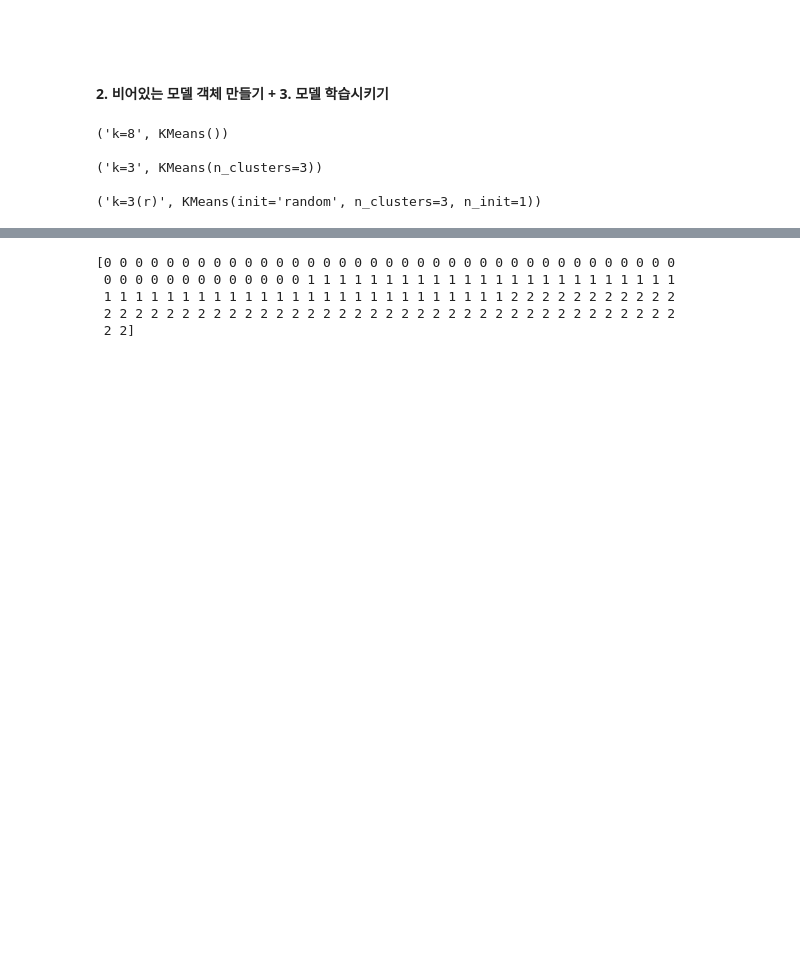
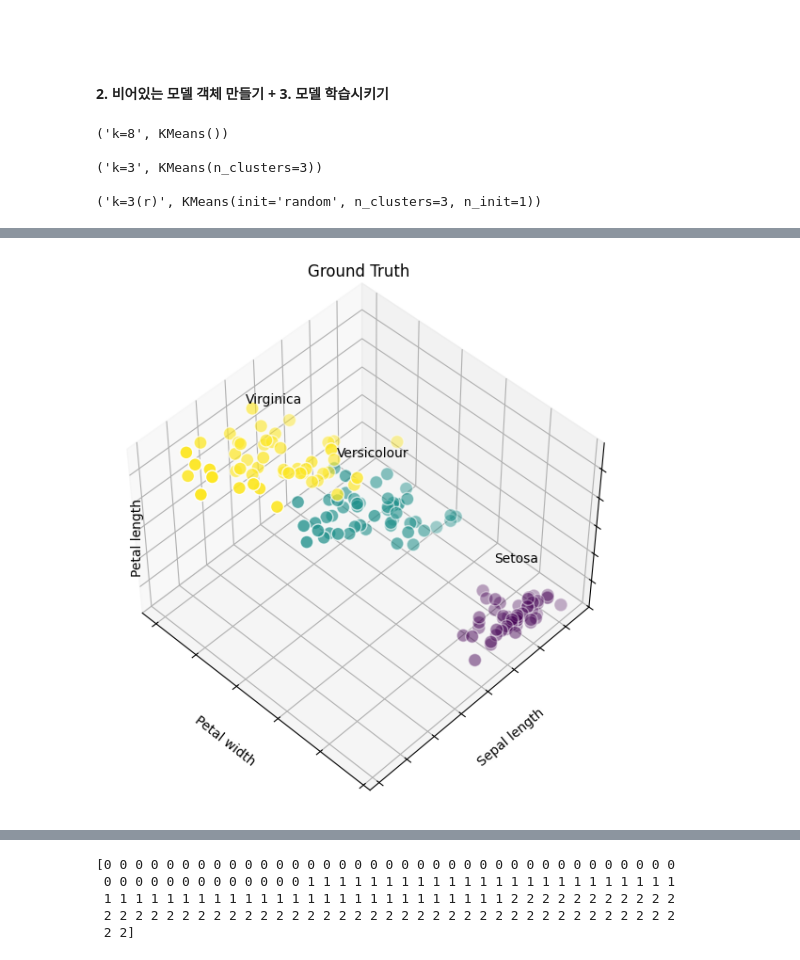
Before and after one commit to dkimds/goormthon, a Jupyter notebook: Practice/Part5/5. K-means_sklearn.ipynb, the cells around one changed output, grey strips where cells are left out. Cells and saved outputs as stored; diff of their text form; code cells hidden in the pictures; blank space fills up the shorter version.

```diff
--- a/Practice/Part5/5. K-means_sklearn.ipynb
+++ b/Practice/Part5/5. K-means_sklearn.ipynb
@@ -119,3 +163,32 @@ print(estimators[2])
+# %%
+# Plot the ground truth
+fig = plt.figure(figsize=(7, 7))
+ax = fig.add_subplot(111, projection='3d', elev=48, azim=134)
+
+for name, label in [('Setosa', 0), ('Versicolour', 1), ('Virginica', 2)]:
+    ax.text3D(X[y == label, 3].mean(), X[y == label, 0].mean(), X[y == label, 2].mean() + 2,
+              name, horizontalalignment='center')
+
+ax.scatter(X[:, 3], X[:, 0], X[:, 2], c=y, edgecolor='w', s=100)
+
+ax.set_xticklabels([])
+ax.set_yticklabels([])
+ax.set_zticklabels([])
+ax.set_xlabel('Petal width')
+ax.set_ylabel('Sepal length')
+
+# Instead of ax.set_zlabel, use ax.set_zlim to force the display
+ax.set_zlim(X[:, 2].min(), X[:, 2].max())
+
+# Manually add zlabel using text method
+ax.text2D(0.05, 0.5, "Petal length", transform=ax.transAxes, rotation=90, verticalalignment='center')
+
+ax.set_title('Ground Truth')
+ax.dist = 12
+
+plt.show()
+# %% [output]
+[figure, added]
 # %%
 dir(ax)
 # %% [output]
```
Also changed, not shown: parts of 8 cells of this notebook.
